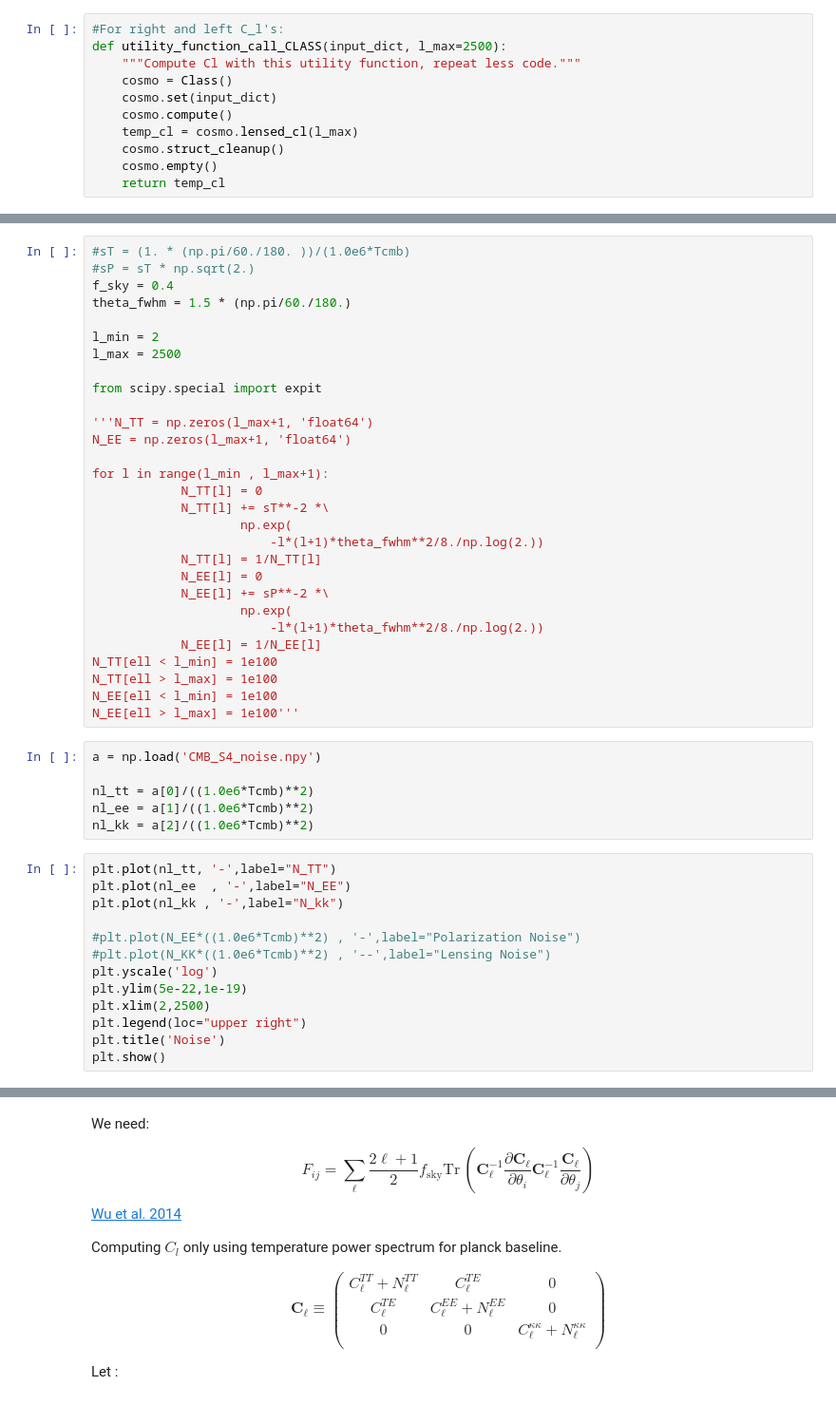
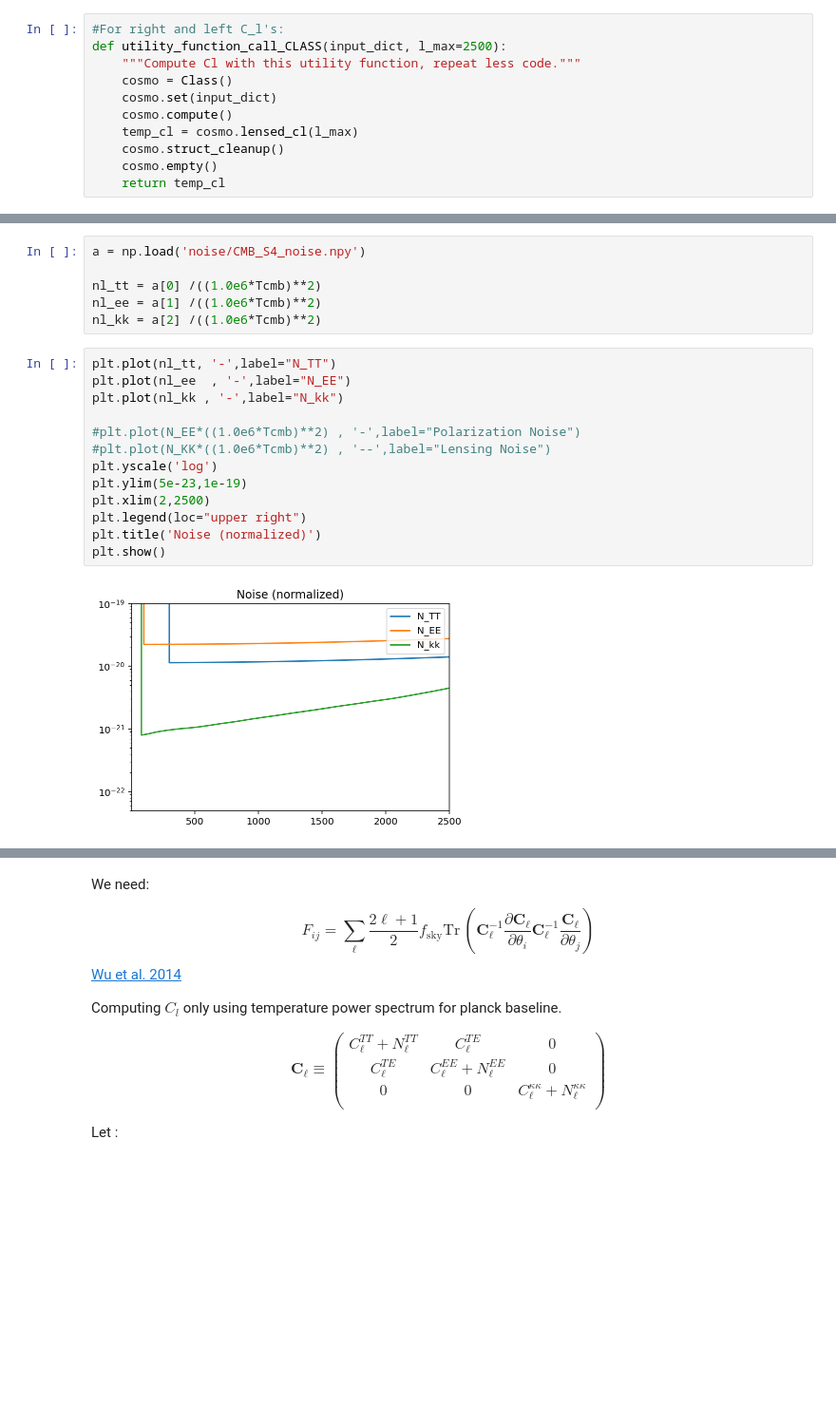
Before and after one commit to iej2106/cosmo_class, a Jupyter notebook: compute_fisher_dmeff_S4.ipynb, the cells around one changed output, grey strips where cells are left out. Shown: that part at 95% size. Saved outputs shown, nothing was run; the diff lists cells and outputs as text; blank space fills up the shorter version.

```diff
--- a/compute_fisher_dmeff_S4.ipynb
+++ b/compute_fisher_dmeff_S4.ipynb
@@ -135,48 +257,21 @@ fig.savefig("fisher_plots/derivative_C_l_TT_0.01GeV_n=2_S4.png")
-# %%
-#sT = (1. * (np.pi/60./180. ))/(1.0e6*Tcmb)
-#sP = sT * np.sqrt(2.)
-f_sky = 0.4
-theta_fwhm = 1.5 * (np.pi/60./180.)
-
-l_min = 2
-l_max = 2500
-
-from scipy.special import expit
-
-'''N_TT = np.zeros(l_max+1, 'float64')
-N_EE = np.zeros(l_max+1, 'float64')
-
-for l in range(l_min , l_max+1):
-            N_TT[l] = 0
-            N_TT[l] += sT**-2 *\
-                    np.exp(
-                        -l*(l+1)*theta_fwhm**2/8./np.log(2.))
-            N_TT[l] = 1/N_TT[l]
-            N_EE[l] = 0
-            N_EE[l] += sP**-2 *\
-                    np.exp(
-                        -l*(l+1)*theta_fwhm**2/8./np.log(2.))
-            N_EE[l] = 1/N_EE[l]
-N_TT[ell < l_min] = 1e100
-N_TT[ell > l_max] = 1e100
-N_EE[ell < l_min] = 1e100
-N_EE[ell > l_max] = 1e100'''
 # %%
-a = np.load('CMB_S4_noise.npy')
+a = np.load('noise/CMB_S4_noise.npy')
 
-nl_tt = a[0]/((1.0e6*Tcmb)**2)
-nl_ee = a[1]/((1.0e6*Tcmb)**2)
-nl_kk = a[2]/((1.0e6*Tcmb)**2)
+nl_tt = a[0] /((1.0e6*Tcmb)**2)
+nl_ee = a[1] /((1.0e6*Tcmb)**2)
+nl_kk = a[2] /((1.0e6*Tcmb)**2)
 # %%
 plt.plot(nl_tt, '-',label="N_TT")
 plt.plot(nl_ee  , '-',label="N_EE")
 plt.plot(nl_kk , '-',label="N_kk")
 
 #plt.plot(N_EE*((1.0e6*Tcmb)**2) , '-',label="Polarization Noise")
 #plt.plot(N_KK*((1.0e6*Tcmb)**2) , '--',label="Lensing Noise")
 plt.yscale('log')
-plt.ylim(5e-22,1e-19)
+plt.ylim(5e-23,1e-19)
 plt.xlim(2,2500)
 plt.legend(loc="upper right")
-plt.title('Noise')
+plt.title('Noise (normalized)')
 plt.show()
+# %% [output]
+[figure, added]
```
Also changed, not shown: parts of 18 cells of this notebook.
